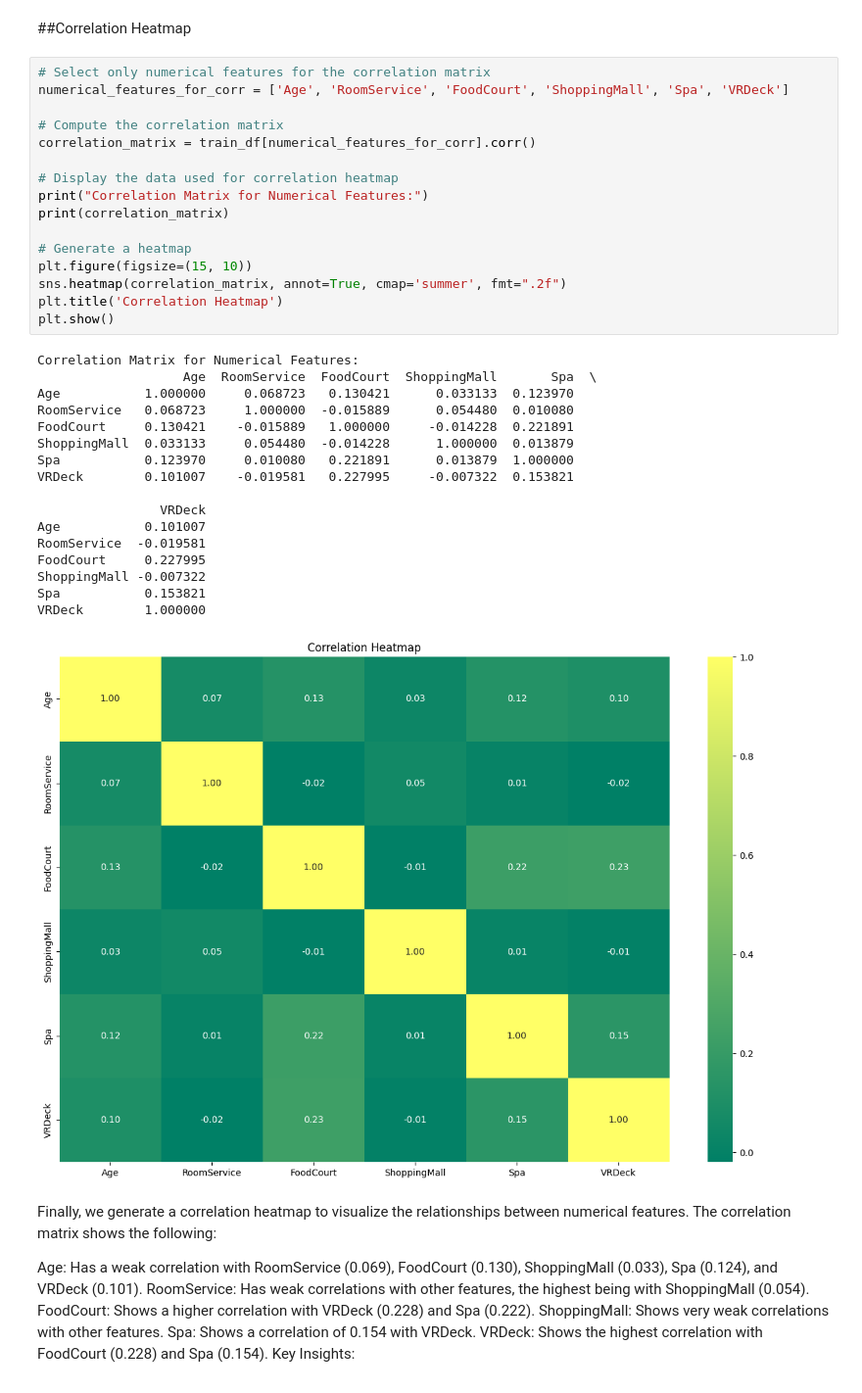
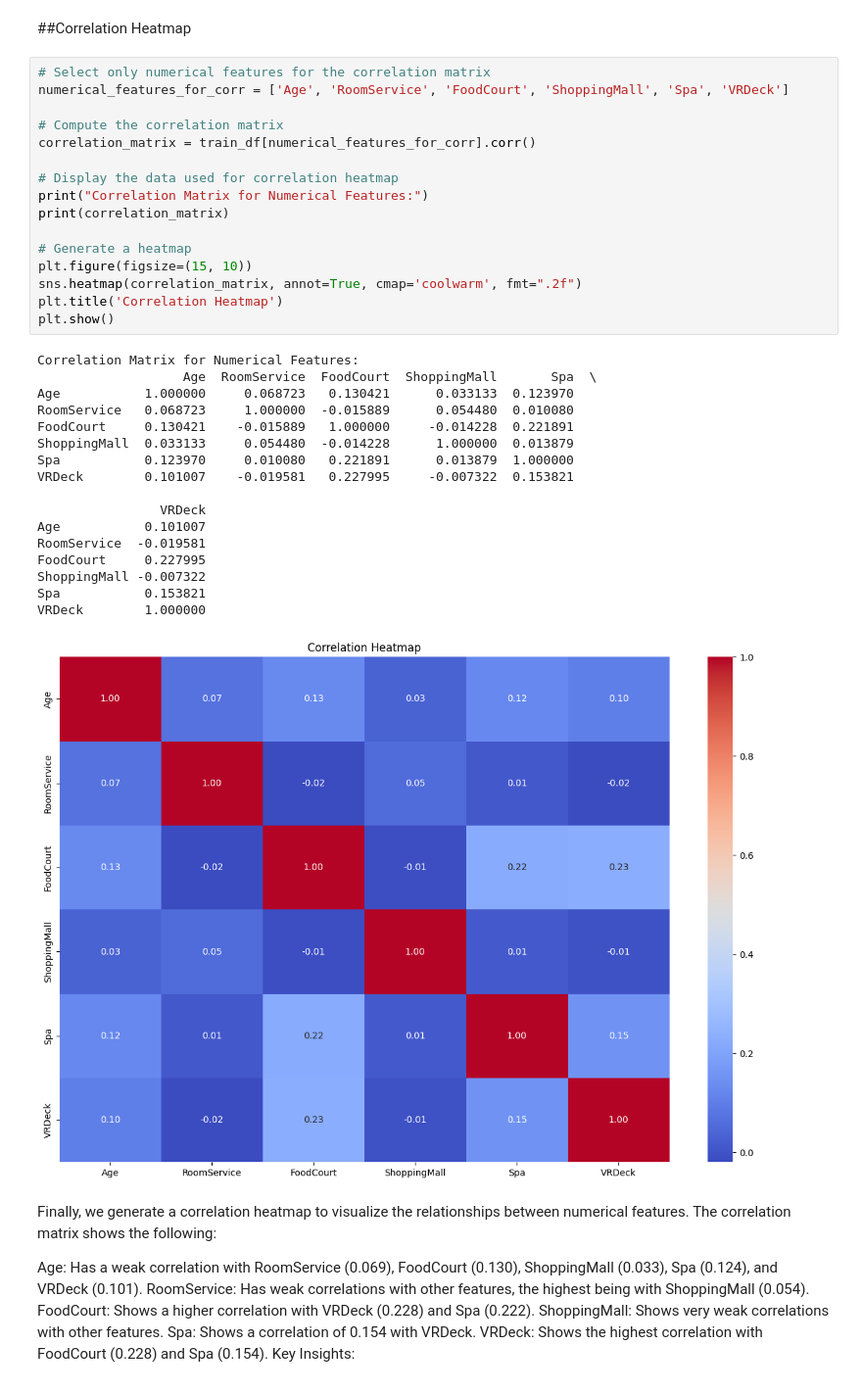
Before and after one commit to The-Kaggle-Crew-18/Kaggle-Challenge-18, a Jupyter notebook: KaggleChallenge.ipynb, the cells around one changed output. Shown at 98% size. Cells and saved outputs as stored; diff of their text form.

```diff
--- a/KaggleChallenge.ipynb
+++ b/KaggleChallenge.ipynb
@@ -282,35 +269,35 @@ VIP: Very few passengers are VIPs (199 True).
 numerical_features_for_corr = ['Age', 'RoomService', 'FoodCourt', 'ShoppingMall', 'Spa', 'VRDeck']
 
 # Compute the correlation matrix
 correlation_matrix = train_df[numerical_features_for_corr].corr()
 
 # Display the data used for correlation heatmap
 print("Correlation Matrix for Numerical Features:")
 print(correlation_matrix)
 
 # Generate a heatmap
 plt.figure(figsize=(15, 10))
-sns.heatmap(correlation_matrix, annot=True, cmap='summer', fmt=".2f")
+sns.heatmap(correlation_matrix, annot=True, cmap='coolwarm', fmt=".2f")
 plt.title('Correlation Heatmap')
 plt.show()
 # %% [output]
 Correlation Matrix for Numerical Features:
                    Age  RoomService  FoodCourt  ShoppingMall       Spa  \
 Age           1.000000     0.068723   0.130421      0.033133  0.123970
 RoomService   0.068723     1.000000  -0.015889      0.054480  0.010080
 FoodCourt     0.130421    -0.015889   1.000000     -0.014228  0.221891
 ShoppingMall  0.033133     0.054480  -0.014228      1.000000  0.013879
 Spa           0.123970     0.010080   0.221891      0.013879  1.000000
 VRDeck        0.101007    -0.019581   0.227995     -0.007322  0.153821
 
                 VRDeck
 Age           0.101007
 RoomService  -0.019581
 FoodCourt     0.227995
 ShoppingMall -0.007322
 Spa           0.153821
 VRDeck        1.000000
-[figure, old version]
+[figure, new version]
 # %% [markdown]
 Finally, we generate a correlation heatmap to visualize the relationships between numerical features. The correlation matrix shows the following:
 
```
Also changed, not shown: parts of 8 cells of this notebook.
